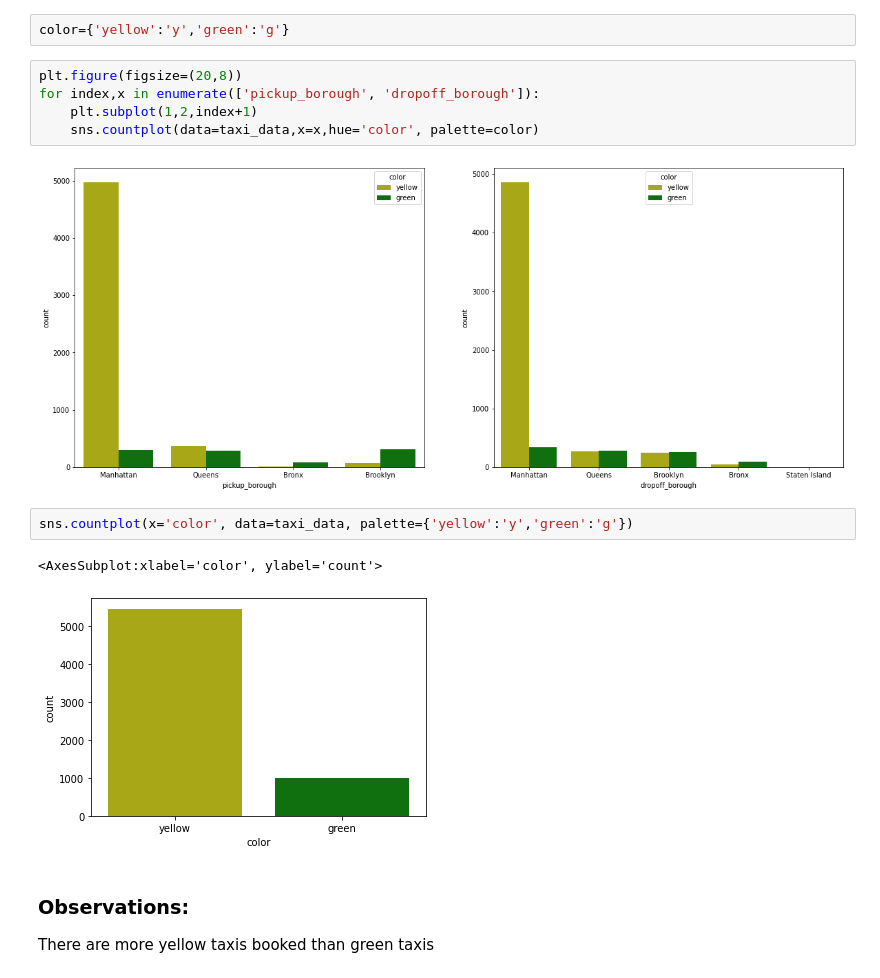
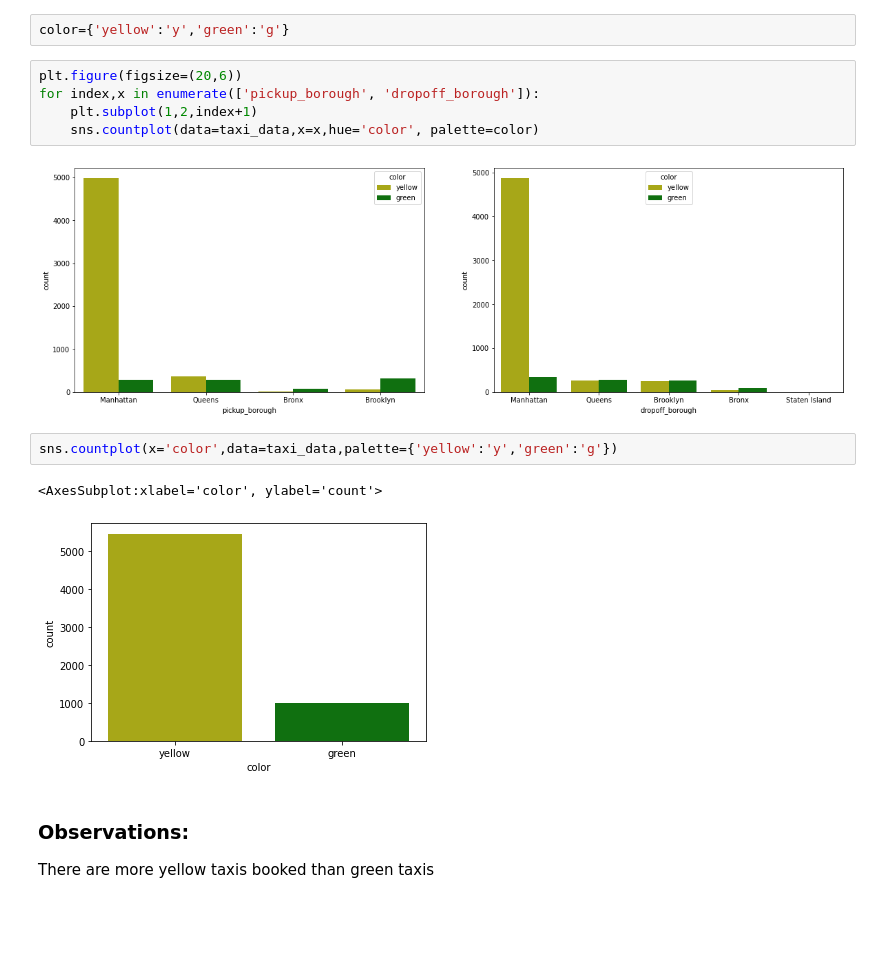
Before and after one commit to shrkntswn/Taxi, a Jupyter notebook: Taxi.ipynb, the cells around one changed output. Drawn from its saved outputs; the diff is of its cells as text; blank space fills up the shorter version.

```diff
--- a/Taxi.ipynb
+++ b/Taxi.ipynb
@@ -150,14 +147,14 @@ for feature in ['yellow','green']:
 # %%
 color={'yellow':'y','green':'g'}
 # %%
-plt.figure(figsize=(20,8))
+plt.figure(figsize=(20,6))
 for index,x in enumerate(['pickup_borough', 'dropoff_borough']):
     plt.subplot(1,2,index+1)
     sns.countplot(data=taxi_data,x=x,hue='color', palette=color)
 # %% [output]
-[figure, old version]
+[figure, new version]
 # %%
-sns.countplot(x='color', data=taxi_data, palette={'yellow':'y','green':'g'})
+sns.countplot(x='color',data=taxi_data,palette={'yellow':'y','green':'g'})
 # %% [output]
 <AxesSubplot:xlabel='color', ylabel='count'>
 [figure]
```
Also changed, not shown: parts of 11 cells of this notebook.
